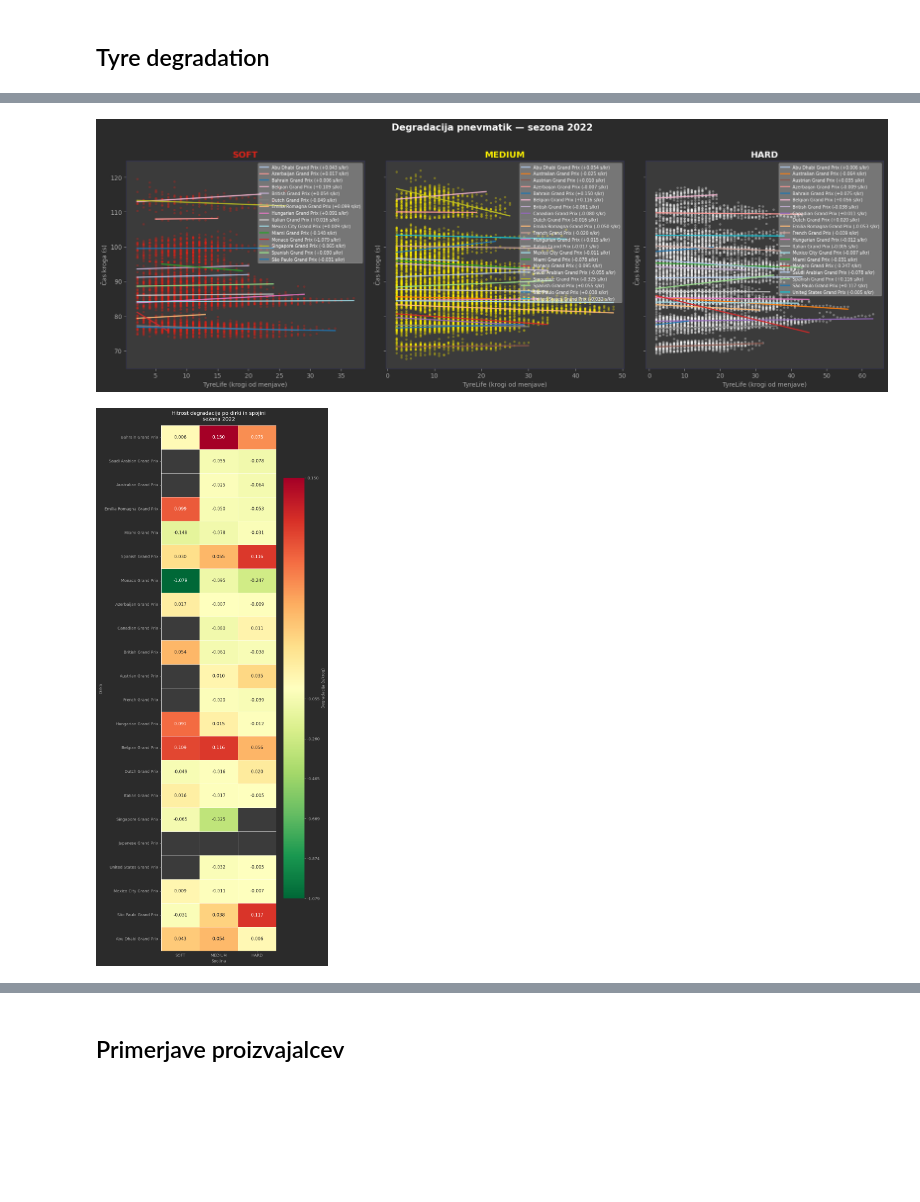
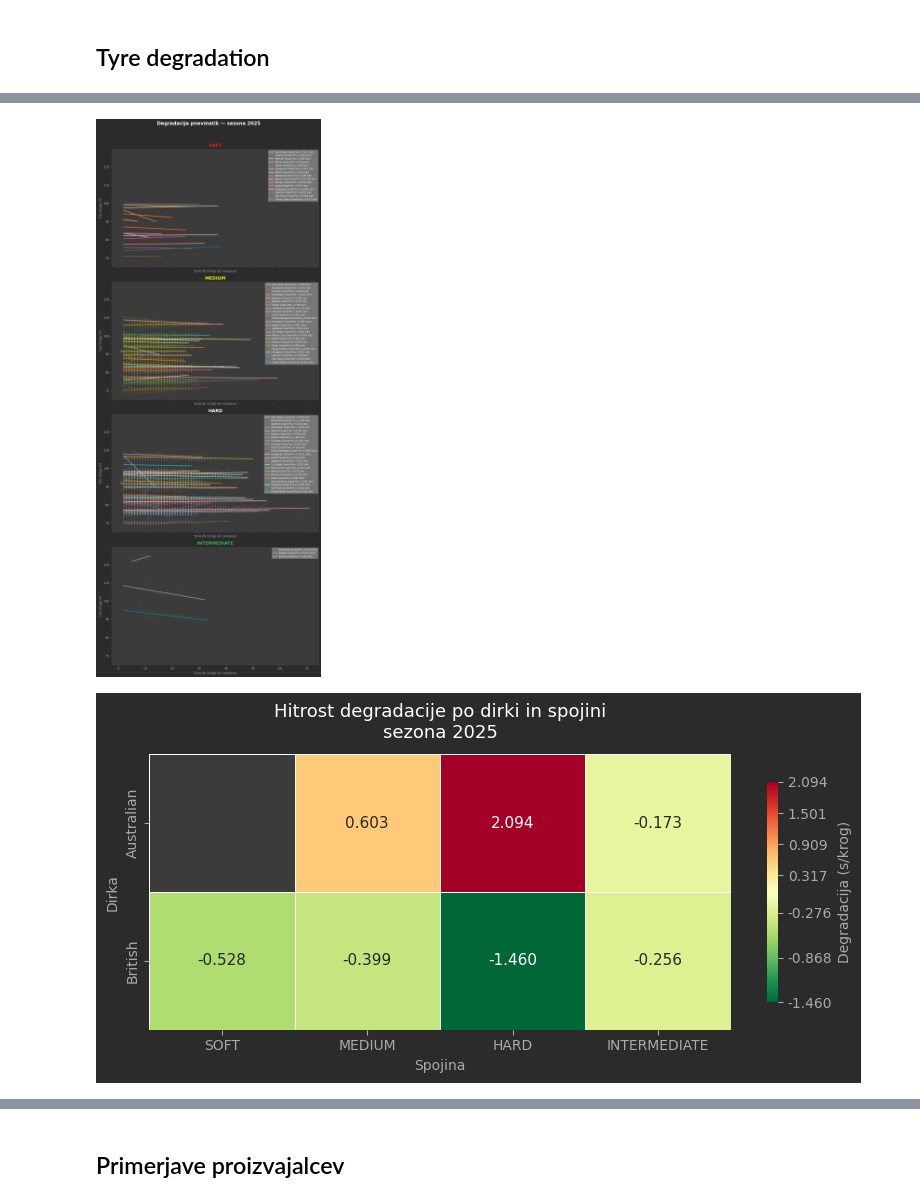
Before and after one commit to matic-zakelj/PR2610, a Jupyter notebook: f1.ipynb, the cells around one changed output, grey strips where cells are left out. Cells and saved outputs as stored; diff of their text form; code cells hidden in the pictures; blank space fills up the shorter version.

```diff
--- a/f1.ipynb
+++ b/f1.ipynb
@@ -21,7 +20,7 @@ fastf1.Cache.enable_cache('./cache')
 # %%
 # Nastavitve
 # Sezona
-SEASON = 2022
+SEASON = 2025
 # Dirke
 schedule = fastf1.get_event_schedule(SEASON)
 num_races = schedule['RoundNumber'].max()
@@ -33,16 +32,17 @@ race_names = [
 ]
 
 RACES = race_names
+# RACES = ["Australian", "British"]
 
 DRIVERS = None  # None = vsi
 COMPOUND_COLORS = {
     'SOFT':   '#E12319',
     'MEDIUM': '#FFEF00',
     'HARD':   '#FFFFFF',
-    'INTER':  '#39B54A',
+    'INTERMEDIATE':  '#39B54A',
     'WET':    '#0067FF',
 }
-MIN_LAPS_FOR_FIT = 5    # najmanjše število krogov za regresijsko premico
+MIN_LAPS_FOR_FIT = 10    # najmanjše število krogov za regresijsko premico
 
 COLORS = plt.cm.tab20.colors  # ali 'tab20' za več dirk 'tab10' za manj
 RACE_COLORS = {race: COLORS[i % len(COLORS)] for i, race in enumerate(RACES)}
@@ -184,10 +176,12 @@ laps_all = pd.concat(all_laps, ignore_index=True)
 if DRIVERS:
     laps_all = laps_all[laps_all['Driver'].isin(DRIVERS)]
 
+unique_tyres_num = len(laps_all['Compound'].unique())
 print(f"\nSkupaj krogov: {len(laps_all)}")
-print(f"Spojine: {laps_all['Compound'].unique()}")
+print(f"Spojine: {unique_tyres_num}")
 
 # Ohrani samo osnovne (brez INT/WET ko ni dež)
 PRIMARY = ['SOFT', 'MEDIUM', 'HARD']
-laps_dry = laps_all[laps_all['Compound'].isin(PRIMARY)].copy()
+ALL_TYRES = ['SOFT','MEDIUM', 'HARD', 'INTERMEDIATE', 'WET']
+laps_dry = laps_all[laps_all['Compound'].isin(ALL_TYRES)].copy()
 # %% [output]
@@ -213,49 +207,49 @@ Spojine: ['HARD' 'MEDIUM' 'SOFT' 'INTERMEDIATE' 'None' 'WET']
 # %%
 # Graf 1: Degradacija po spojini (vse dirke skupaj)
-fig, axes = plt.subplots(1, 3, figsize=(18, 6), sharey=True)
+fig, axes = plt.subplots( unique_tyres_num,1, figsize=(10, 6 * unique_tyres_num), sharey=True, sharex=True)
 
-for ax, compound in zip(axes, PRIMARY):
+for ax, compound in zip(axes, ALL_TYRES):
     data = laps_dry[laps_dry['Compound'] == compound]
     color = COMPOUND_COLORS[compound]
     text_color = '#1a1a2e' if compound == 'HARD' else color
 
     # Scatter: posamezni krogi
     ax.scatter(data['TyreLife'], data['LapTime_s'],
-               alpha=0.25, s=8, color=color, zorder=2)
+               alpha=0.05, s=8, color=color, zorder=2)
 
     # Po dirki: barvni trend
     for race, rdf in data.groupby('Race'):
         if len(rdf) < MIN_LAPS_FOR_FIT:
             continue
         x = rdf['TyreLife'].values
         y = rdf['LapTime_s'].values
         m, b, r, p, _ = stats.linregress(x, y)
         xfit = np.linspace(x.min(), x.max(), 50)
         ax.plot(xfit, m * xfit + b, alpha=0.9, lw=2, color=RACE_COLORS[race],
                 label=f'{race} ({m:+.3f} s/kr)')
 
     # # Skupna regresija
     # if len(data) >= MIN_LAPS_FOR_FIT:
     #     m, b, r, p, _ = stats.linregress(data['TyreLife'], data['LapTime_s'])
     #     xfit = np.linspace(data['TyreLife'].min(), data['TyreLife'].max(), 100)
     #     ax.plot(xfit, m * xfit + b, color=color, lw=2.5, zorder=5,
     #             label=f'Skupaj: {m:+.3f} s/kr (R²={r**2:.2f})')
 
     ax.set_title(compound, color=color, fontsize=14, fontweight='bold')
     ax.set_xlabel('TyreLife (krogi od menjave)', color='#aaaaaa')
     ax.set_ylabel('Čas kroga (s)', color='#aaaaaa')
     ax.tick_params(colors='#aaaaaa')
     ax.spines[:].set_color('#333355')
     ax.legend(fontsize=7, framealpha=0.3, labelcolor='white')
     ax.set_facecolor("#3B3B3B")
 
 fig.suptitle(f'Degradacija pnevmatik — sezona {SEASON}',
              color='white', fontsize=15, fontweight='bold', y=1.02)
 plt.tight_layout()
 fig.patch.set_facecolor("#2B2B2B")
 plt.show()
 # %% [output]
-[figure, old version]
+[figure, new version]
 # %%
 # Graf 2: Heatmap naklonov degradacije (spojina × dirka)
 slopes = (
@@ -266,7 +260,7 @@ slopes = (
 )
 
 pivot = slopes.pivot(index='Race', columns='Compound', values='Slope_s_per_lap')
-pivot = pivot.reindex(columns=[c for c in PRIMARY if c in pivot.columns])
+pivot = pivot.reindex(columns=[c for c in ALL_TYRES if c in pivot.columns])
 pivot = pivot.reindex(RACES)   # ohrani vrstni red dirk
 
 fig, ax = plt.subplots(figsize=(8, max(4, len(RACES) * 0.9)))
@@ -307,7 +301,7 @@ plt.tight_layout()
 fig.patch.set_facecolor("#2B2B2B")
 plt.show()
 # %% [output]
-[figure, old version]
+[figure, new version]
 # %%
 # Graf 3: Primerjava med vozniki
 # Vzami dirko z največ podatki
```
Also changed, not shown: parts of 11 cells of this notebook.
